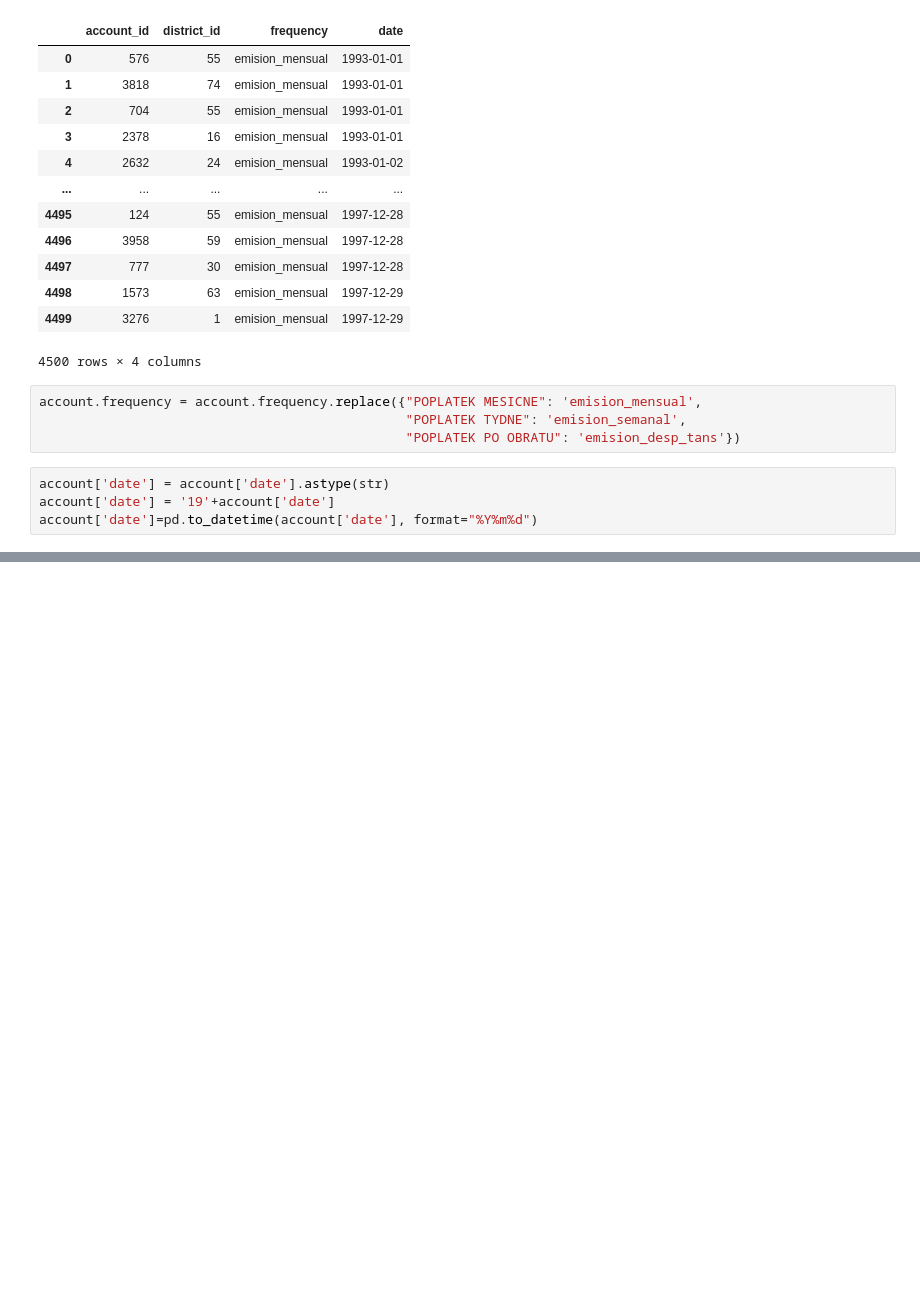
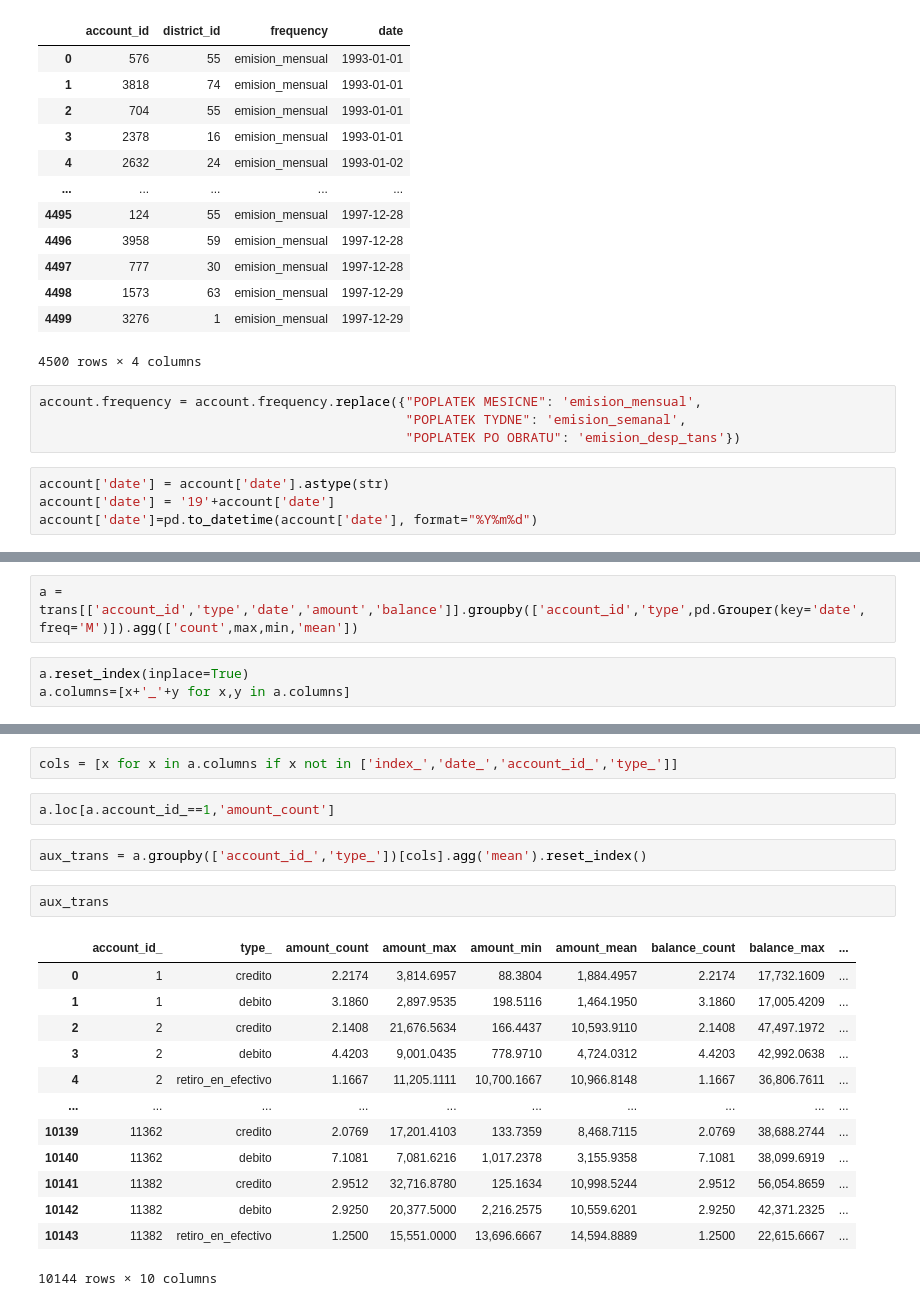
Before and after one commit to Jav10/ClusterBank, a Jupyter notebook: examen2.ipynb, the cells around one changed output, grey strips where cells are left out. Cells and saved outputs as stored; diff of their text form; blank space fills up the shorter version.

```diff
--- a/examen2.ipynb
+++ b/examen2.ipynb
@@ -322,0 +358,5 @@ account['date']=pd.to_datetime(account['date'], format="%Y%m%d")
+# %%
+a = trans[['account_id','type','date','amount','balance']].groupby(['account_id','type',pd.Grouper(key='date', freq='M')]).agg(['count',max,min,'mean'])
+# %%
+a.reset_index(inplace=True)
+a.columns=[x+'_'+y for x,y in a.columns]
@@ -322,0 +379,22 @@ account['date']=pd.to_datetime(account['date'], format="%Y%m%d")
+# %%
+cols = [x for x in a.columns if x not in ['index_','date_','account_id_','type_']]
+# %%
+a.loc[a.account_id_==1,'amount_count']
+# %%
+aux_trans = a.groupby(['account_id_','type_'])[cols].agg('mean').reset_index()
+# %%
+aux_trans
+# %% [output]
+|  | account_id_ | type_ | amount_count | amount_max | amount_min | amount_mean | balance_count | balance_max | ... |
+| 0 | 1 | credito | 2.2174 | 3,814.6957 | 88.3804 | 1,884.4957 | 2.2174 | 17,732.1609 | ... |
+| 1 | 1 | debito | 3.1860 | 2,897.9535 | 198.5116 | 1,464.1950 | 3.1860 | 17,005.4209 | ... |
+| 2 | 2 | credito | 2.1408 | 21,676.5634 | 166.4437 | 10,593.9110 | 2.1408 | 47,497.1972 | ... |
+| 3 | 2 | debito | 4.4203 | 9,001.0435 | 778.9710 | 4,724.0312 | 4.4203 | 42,992.0638 | ... |
+| 4 | 2 | retiro_en_efectivo | 1.1667 | 11,205.1111 | 10,700.1667 | 10,966.8148 | 1.1667 | 36,806.7611 | ... |
+| ... | ... | ... | ... | ... | ... | ... | ... | ... | ... |
+| 10139 | 11362 | credito | 2.0769 | 17,201.4103 | 133.7359 | 8,468.7115 | 2.0769 | 38,688.2744 | ... |
+| 10140 | 11362 | debito | 7.1081 | 7,081.6216 | 1,017.2378 | 3,155.9358 | 7.1081 | 38,099.6919 | ... |
+| 10141 | 11382 | credito | 2.9512 | 32,716.8780 | 125.1634 | 10,998.5244 | 2.9512 | 56,054.8659 | ... |
+| 10142 | 11382 | debito | 2.9250 | 20,377.5000 | 2,216.2575 | 10,559.6201 | 2.9250 | 42,371.2325 | ... |
+| 10143 | 11382 | retiro_en_efectivo | 1.2500 | 15,551.0000 | 13,696.6667 | 14,594.8889 | 1.2500 | 22,615.6667 | ... |
+10144 rows × 10 columns
```
Also changed, not shown: parts of 16 cells of this notebook.
